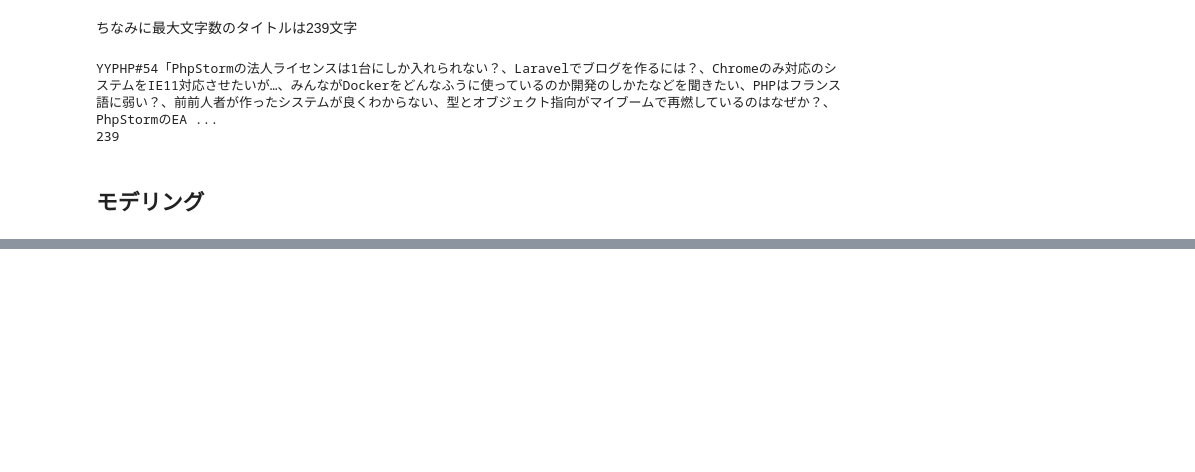
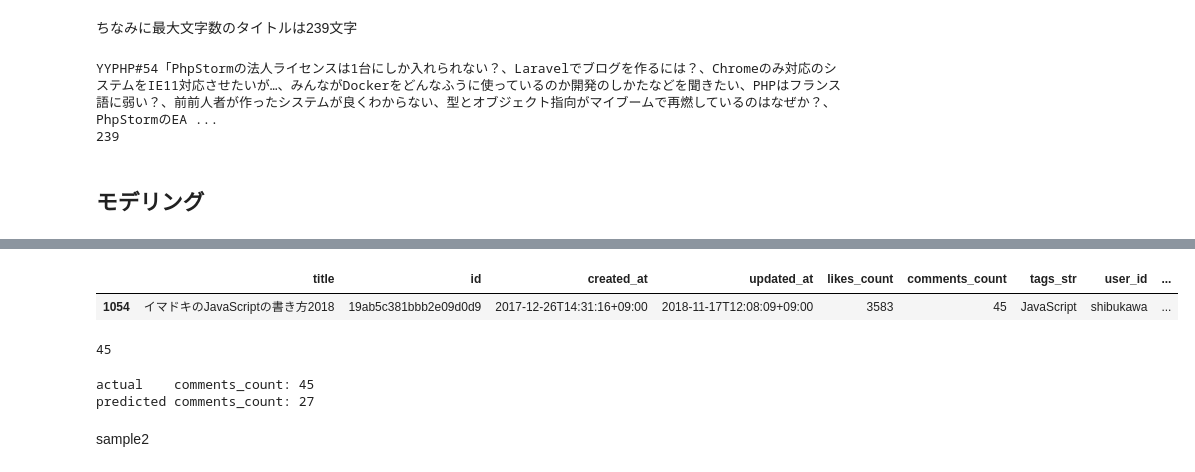
Before and after one commit to yukinagae/qiita_analysis, a Jupyter notebook: バズる記事分析.ipynb, the cells around one changed output, grey strips where cells are left out. Drawn from its saved outputs; the diff is of its cells as text; code cells hidden in the pictures; blank space fills up the shorter version.

```diff
--- a/バズる記事分析.ipynb
+++ b/バズる記事分析.ipynb
@@ -300,0 +388,21 @@ pm.summary(trace)
+# %%
+target = "イマドキのJavaScriptの書き方2018"
+# %%
+taget_item = df[df["title"] == target]
+taget_item
+# %% [output]
+|  | title | id | created_at | updated_at | likes_count | comments_count | tags_str | user_id | ... |
+| 1054 | イマドキのJavaScriptの書き方2018 | 19ab5c381bbb2e09d0d9 | 2017-12-26T14:31:16+09:00 | 2018-11-17T12:08:09+09:00 | 3583 | 45 | JavaScript | shibukawa | ... |
+# %%
+int(taget_item.comments_count)
+# %% [output]
+45
+# %%
+pred_count = 0.379773 + 0.994962 * len(target) + sum(count_digits(target).values())
+print("actual    comments_count: {:.0f}".format(int(taget_item.comments_count)))
+print("predicted comments_count: {:.0f}".format(pred_count))
+# %% [output]
+actual    comments_count: 45
+predicted comments_count: 27
+# %% [markdown]
+sample2
```
Also changed, not shown: parts of 27 cells of this notebook.
